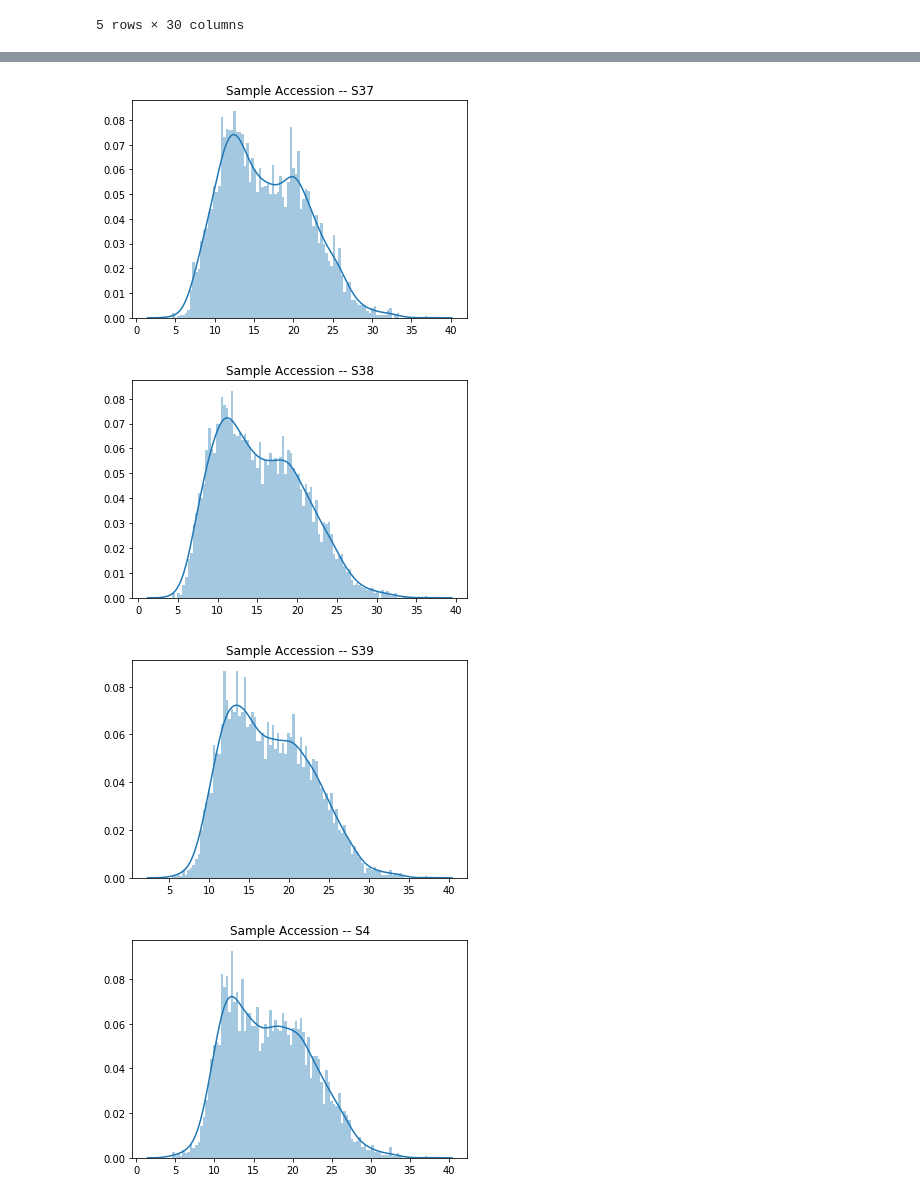
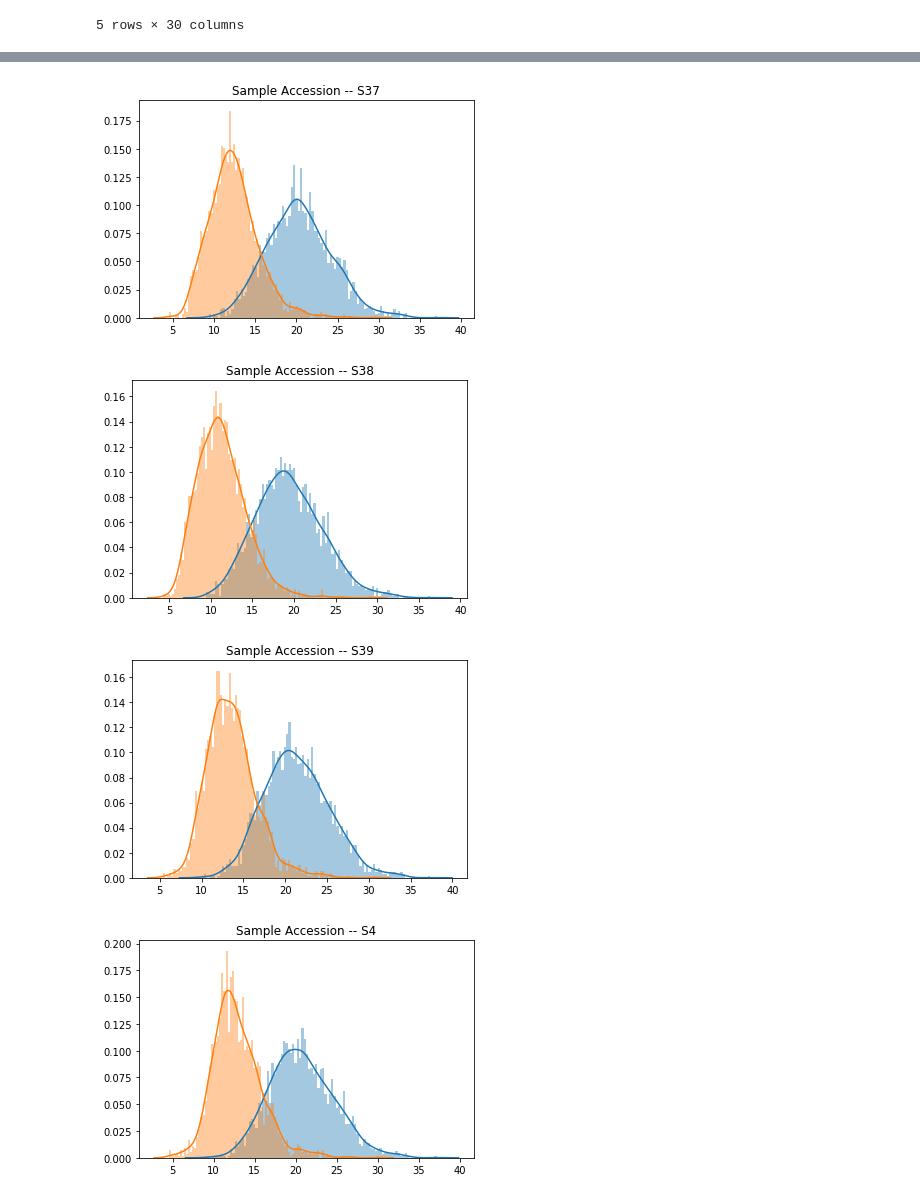
Before and after one commit to ypriverol/ms1, a Jupyter notebook: analyze-ms1-data.ipynb, the cells around one changed output, grey strips where cells are left out. Cells and saved outputs as stored; diff of their text form; code cells hidden in the pictures.

```diff
--- a/analyze-ms1-data.ipynb
+++ b/analyze-ms1-data.ipynb
@@ -94,10 +94,10 @@ def compute_probability(row, sample):
 
     return abundance
 
-def is_decoy(row, sample):
-    decoy = 1
+def is_decoy(row):
+    decoy = 0
     if np.isnan(row['Pvalue']) and np.isnan(row['PPvalue']):
-        decoy = 0
+        decoy = 1
     return decoy
 
 samples = []
@@ -109,7 +109,7 @@ for column in list(dataset.columns.values):
 samples = np.unique(np.array(samples))
 for sample in samples:
     dataset['AbundanceRecall[' + sample + ']'] = dataset.apply(lambda row: compute_probability(row, sample), axis=1)
-    dataset['Decoy[' + sample + ']'] = dataset.apply(lambda row: is_decoy(row, sample ), axis=1)
+    dataset['Decoy'] = dataset.apply(lambda row: is_decoy(row), axis=1)
 dataset.head()
 # %% [output]
 |  | UniprotAccession | Description_x | Globulins | PSMs | Abundance[S4] | Abundance[S37] | Abundance[S38] | ... |
@@ -122,14 +122,24 @@ dataset.head()
 # %%
 for sample in samples:
-    values = dataset['AbundanceRecall[' + sample + ']'].to_list()
-    values = sorted(i for i in values if i >= 1)
-    values = np.log2(values)
+    targets = dataset.loc[dataset['Decoy'] == 0]
+    decoys  = dataset.loc[dataset['Decoy']  == 1]
+    targets = targets['AbundanceRecall[' + sample + ']'].to_list()
+    decoys  = decoys['AbundanceRecall[' + sample + ']'].to_list()
+
+    targets = sorted(i for i in targets if i >= 1)
+    decoys  = sorted(i for i in decoys if i >= 1)
+
+    targets = np.log2(targets)
+    decoys  = np.log2(decoys)
+
     plt.figure() #this creates a new figure on which your plot will appear
     ax = plt.axes()
-    sns.distplot(values,bins = 100, ax = ax)
+    sns.distplot(targets,bins = 100, ax = ax)
+    sns.distplot(decoys,bins = 100, ax = ax)
+
     ax.set_title('Sample Accession -- ' + sample)
 # %% [output]
-[figure, old version]
+[figure, new version]
-[figure, old version]
+[figure, new version]
-[figure, old version]
+[figure, new version]
-[figure, old version]
+[figure, new version]
```
Also changed, not shown: parts of 2 cells of this notebook.
